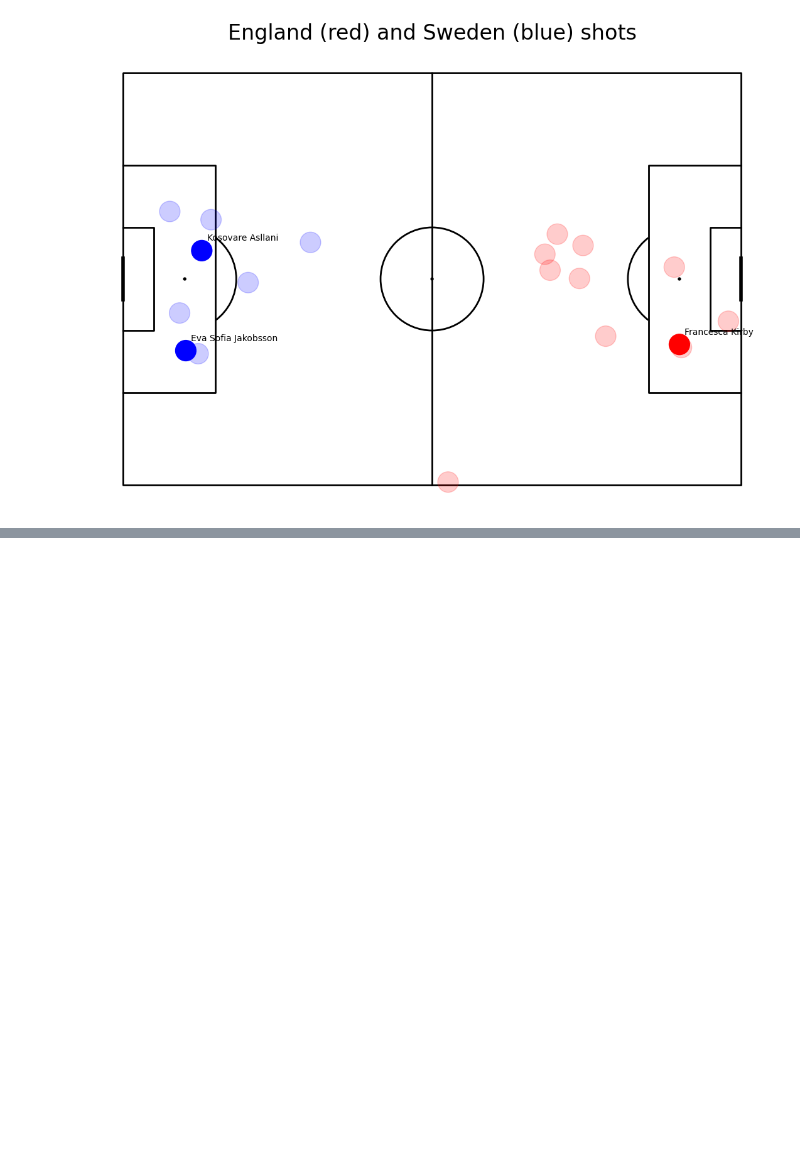
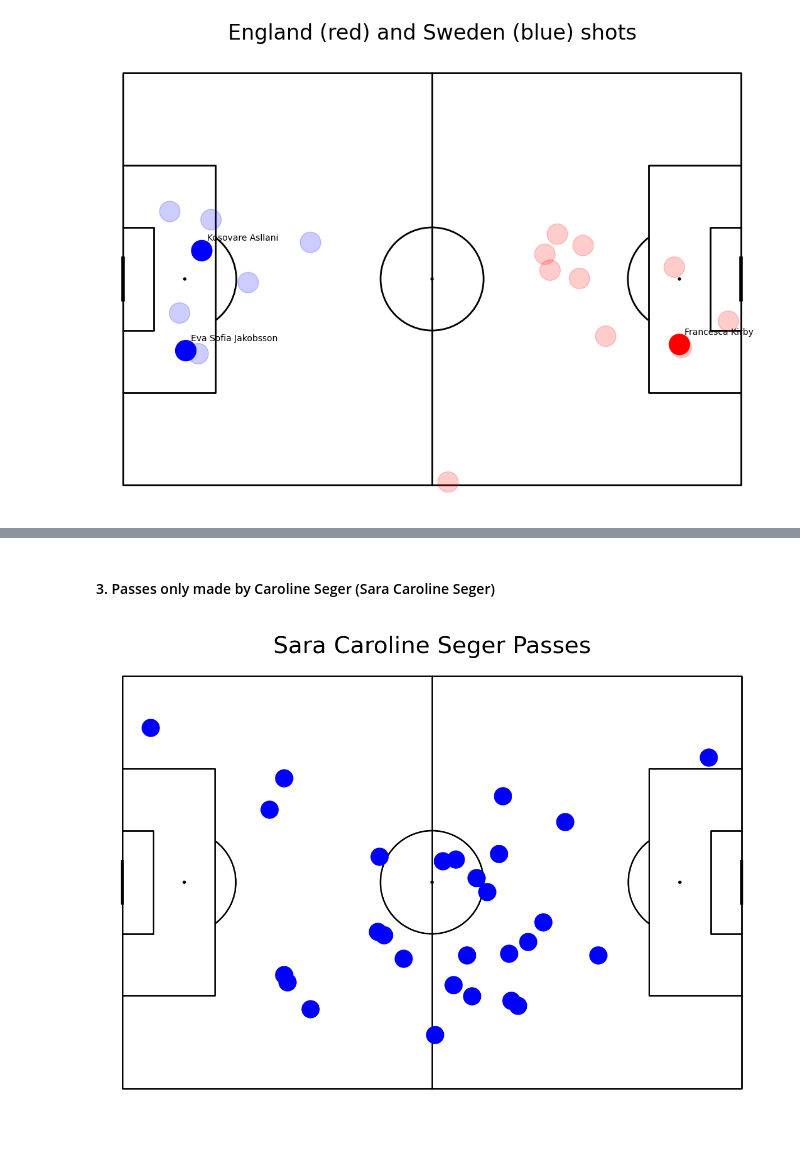
Before and after one commit to jimmybunter01/Soccermatics, a Jupyter notebook: Notebooks/1_Visualising_Football/Plotting_Shots.ipynb, the cells around one changed output, grey strips where cells are left out. Cells and saved outputs as stored; diff of their text form; code cells hidden in the pictures; blank space fills up the shorter version.

```diff
--- a/Notebooks/1_Visualising_Football/Plotting_Shots.ipynb
+++ b/Notebooks/1_Visualising_Football/Plotting_Shots.ipynb
@@ -48,0 +136,16 @@ plt.show();
+# %% [markdown]
+#### 3. Passes only made by Caroline Seger (Sara Caroline Seger)
+# %%
+pitch = Pitch(line_color="black")
+fig, ax = pitch.grid(grid_height=0.9, title_height=0.06, axis=False, endnote_height=0.04, title_space=0, endnote_space=0)
+
+mask_player = pass_df["player_name"] == "Sara Caroline Seger"
+df_pass_player = pass_df.loc[mask_player, ["x", "y", "player_name"]]
+
+for i, row in df_pass_player.iterrows():
+    pitch.scatter(120 - row.x, 80 - row.y, alpha=1, s=500, color="blue", ax=ax["pitch"])
+
+fig.suptitle("Sara Caroline Seger Passes", fontsize=30)
+plt.show();
+# %% [output]
+[figure, added]
```
Also changed, not shown: parts of 15 cells of this notebook, 2 other files.
